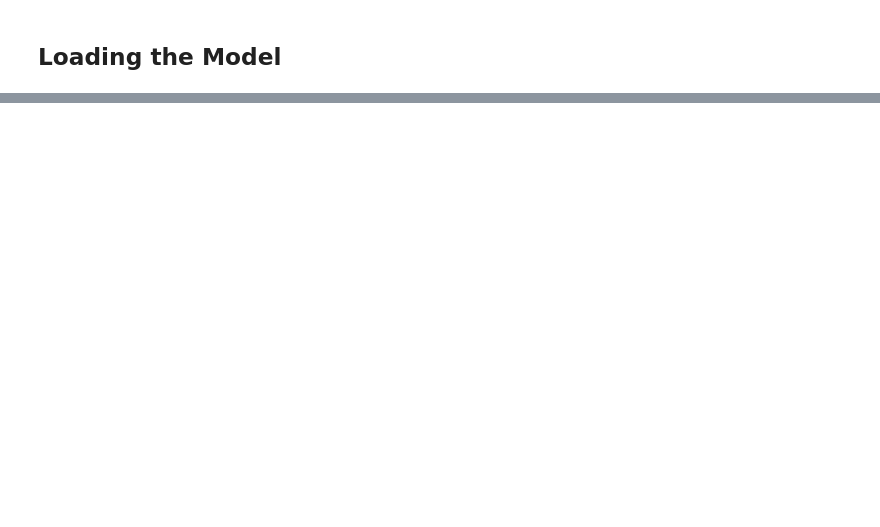
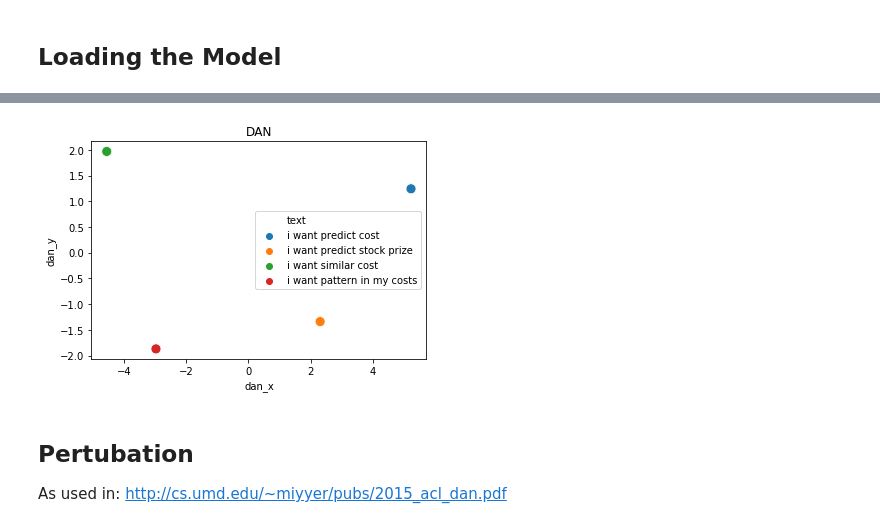
Before and after one commit to rsmttud/Recommender-System, a Jupyter notebook: notebooks/CreateDAN.ipynb, the cells around one changed output, grey strips where cells are left out. Drawn from its saved outputs; the diff is of its cells as text; code cells hidden in the pictures; blank space fills up the shorter version.

```diff
--- a/notebooks/CreateDAN.ipynb
+++ b/notebooks/CreateDAN.ipynb
@@ -349,0 +420,8 @@ INFO:tensorflow:Restoring parameters from dan_checkpoints/first_dan.ckpt
+# %%
+ax = sns.scatterplot(x = "dan_x", y="dan_y", data = _df, s=100, hue = "text")
+title = ax.set_title("DAN")
+# %% [output]
+[figure, added]
+# %% [markdown]
+## Pertubation
+As used in:  http://cs.umd.edu/~miyyer/pubs/2015_acl_dan.pdf
```
Also changed, not shown: parts of 46 cells of this notebook.
